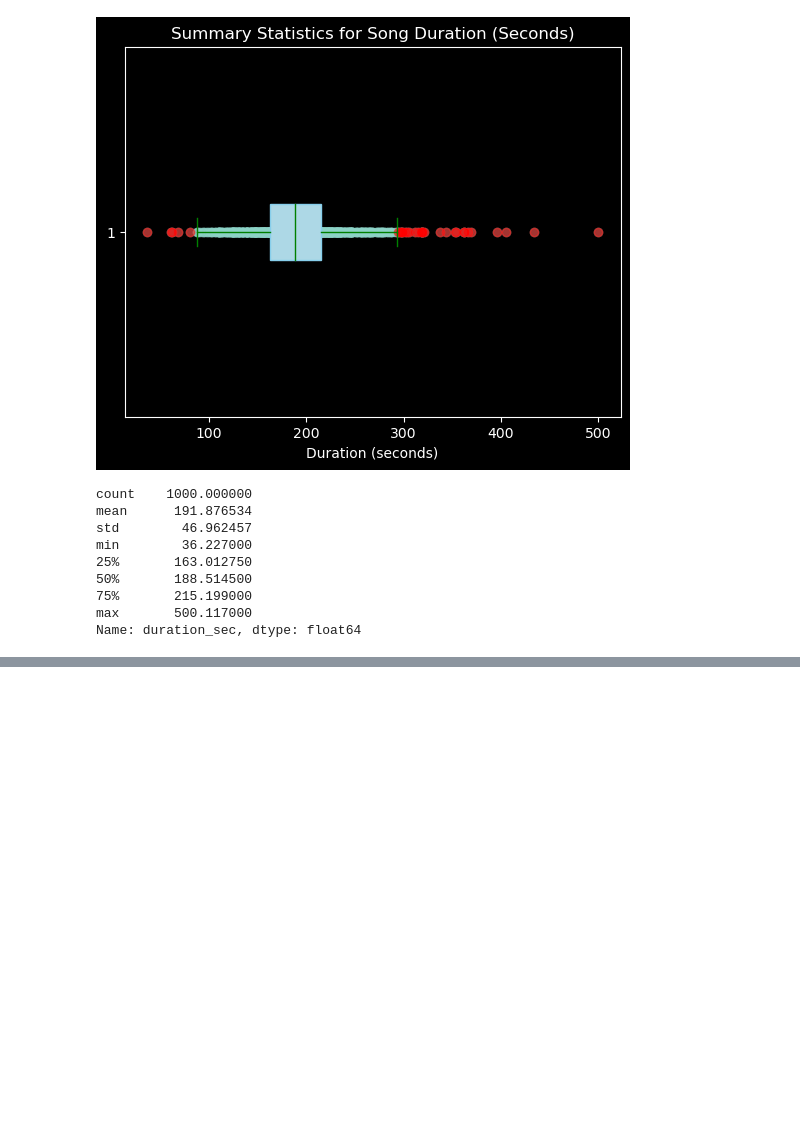
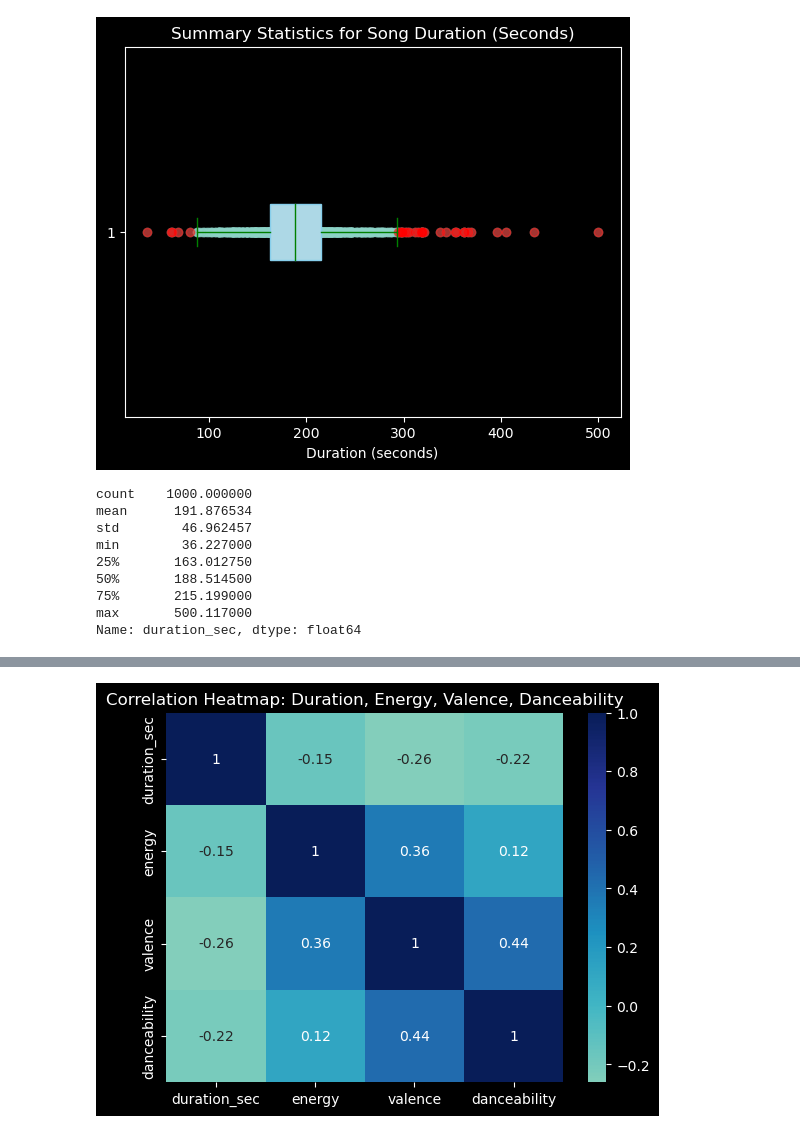
Before and after one commit to amdruggan/project_1, a Jupyter notebook: Resources/main.ipynb, the cells around one changed output, grey strips where cells are left out. Saved outputs shown, nothing was run; the diff lists cells and outputs as text; code cells hidden in the pictures; blank space fills up the shorter version.

```diff
--- a/Resources/main.ipynb
+++ b/Resources/main.ipynb
@@ -282,0 +322,10 @@ Name: duration_sec, dtype: float64
+# %%
+# Create a correlation matrix
+correlation_matrix = merged_df[['duration_sec', 'energy', 'valence', 'danceability']].corr()
+
+# Create a heatmap
+sns.heatmap(correlation_matrix, annot=True, cmap='YlGnBu', center=0)
+plt.title('Correlation Heatmap: Duration, Energy, Valence, Danceability')
+plt.show()
+# %% [output]
+[figure, added]
```
Also changed, not shown: parts of 5 cells of this notebook.
